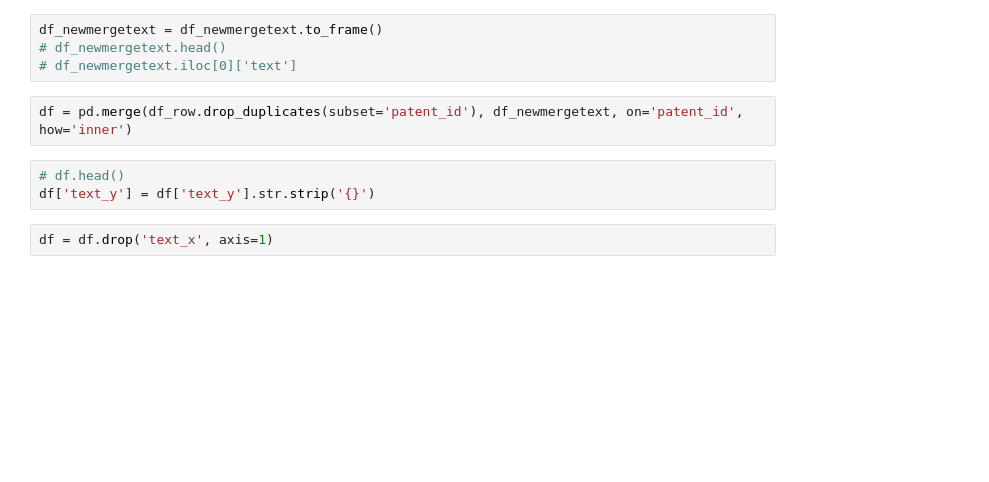
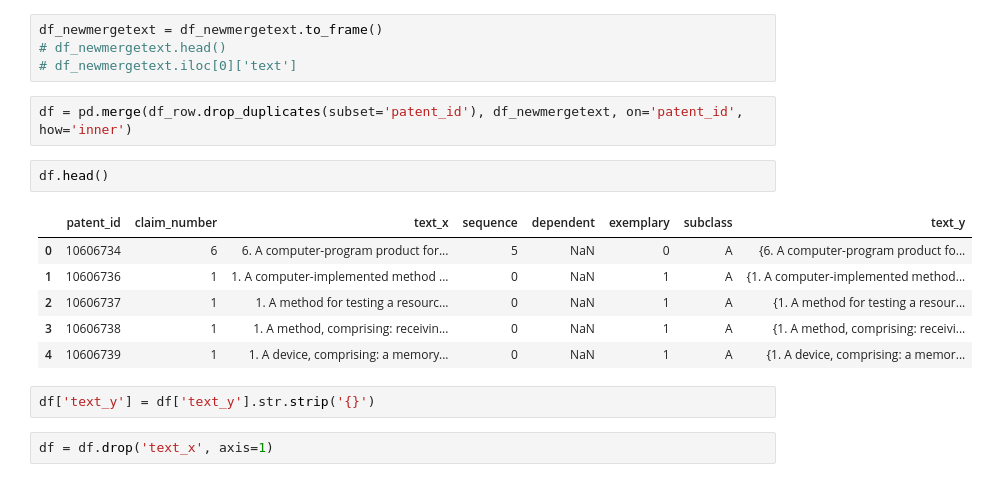
Before and after one commit to SDS-AAU/SDS-master, a Jupyter notebook: M3/exercises/Claim_Similarity_and_Classification_SBERT_KNN.ipynb, the cells around one changed output. Drawn from its saved outputs; the diff is of its cells as text; blank space fills up the shorter version.

```diff
--- a/M3/exercises/Claim_Similarity_and_Classification_SBERT_KNN.ipynb
+++ b/M3/exercises/Claim_Similarity_and_Classification_SBERT_KNN.ipynb
@@ -44,8 +62,16 @@ df_newmergetext = df_newmergetext.to_frame()
 # df_newmergetext.iloc[0]['text']
 # %%
 df = pd.merge(df_row.drop_duplicates(subset='patent_id'), df_newmergetext, on='patent_id', how='inner')
+# %%
+df.head()
+# %% [output]
+|  | patent_id | claim_number | text_x | sequence | dependent | exemplary | subclass | text_y |
+| 0 | 10606734 | 6 | 6. A computer-program product for... | 5 | NaN | 0 | A | {6. A computer-program product fo... |
+| 1 | 10606736 | 1 | 1. A computer-implemented method ... | 0 | NaN | 1 | A | {1. A computer-implemented method... |
+| 2 | 10606737 | 1 | 1. A method for testing a resourc... | 0 | NaN | 1 | A | {1. A method for testing a resour... |
+| 3 | 10606738 | 1 | 1. A method, comprising: receivin... | 0 | NaN | 1 | A | {1. A method, comprising: receivi... |
+| 4 | 10606739 | 1 | 1. A device, comprising: a memory... | 0 | NaN | 1 | A | {1. A device, comprising: a memor... |
 # %%
-# df.head()
 df['text_y'] = df['text_y'].str.strip('{}')
 # %%
 df = df.drop('text_x', axis=1)
```
Also changed, not shown: parts of 16 cells of this notebook.
